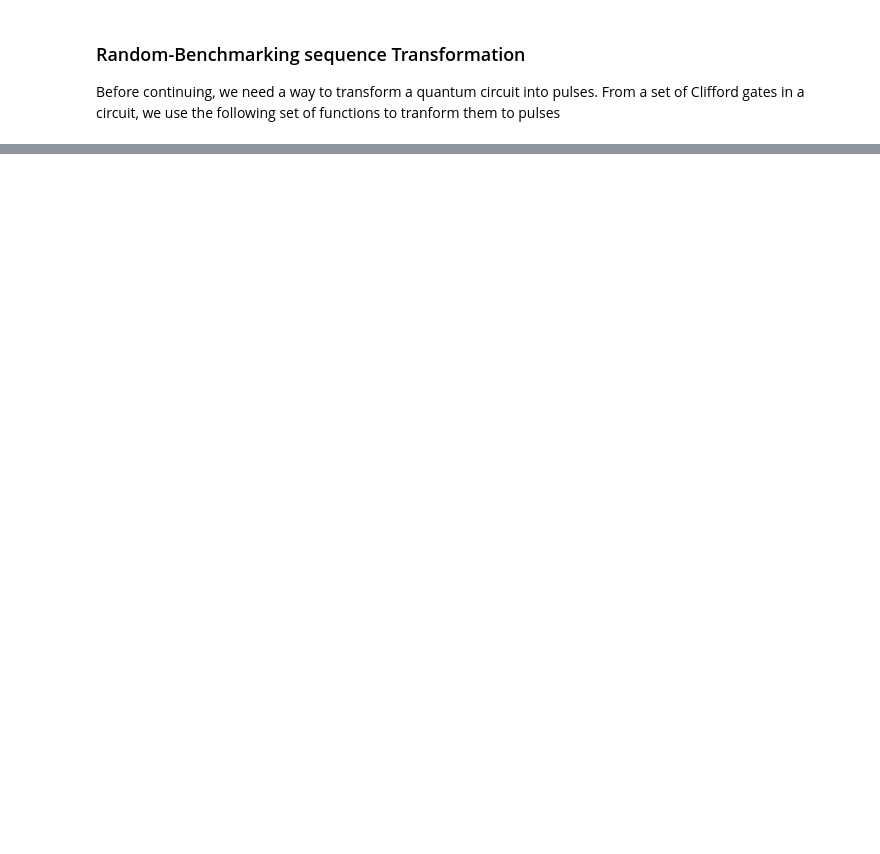
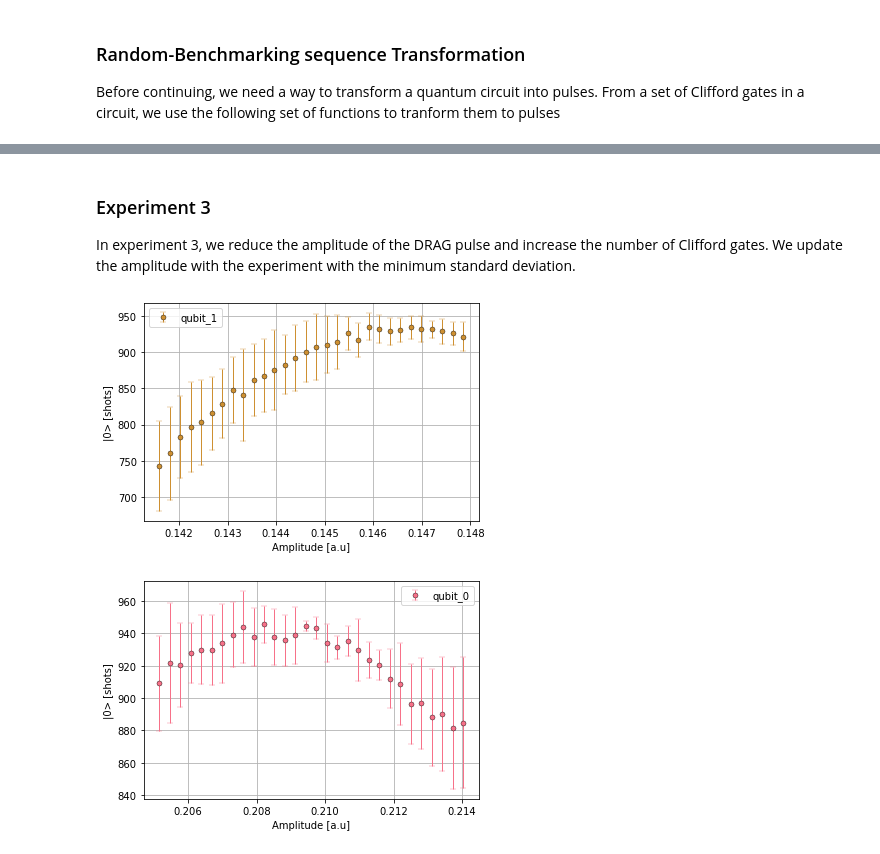
Before and after one commit to alejomonbar/open-science-prize-swap-gate, a Jupyter notebook: Open-Science-Prize-SWAP-gate.ipynb, the cells around one changed output, grey strips where cells are left out. Cells and saved outputs as stored; diff of their text form; code cells hidden in the pictures; blank space fills up the shorter version.

```diff
--- a/Open-Science-Prize-SWAP-gate.ipynb
+++ b/Open-Science-Prize-SWAP-gate.ipynb
@@ -275,0 +251,32 @@ def Extract_T(result, qubits, exp, rep, ini=0):
+# %% [markdown]
+### Experiment 3
+In experiment 3, we reduce the amplitude of the DRAG pulse and increase the number of Clifford gates. We update the amplitude with the experiment with the minimum standard deviation.
+# %%
+n5 = 30
+length = 100
+num_exp = 4
+amps5 = new_amps(amps1, res1, lambda x: x > 900, n1)
+rb5, _ = rb.randomized_benchmarking_seq(length_vector=[length],
+                                            nseeds=num_exp,
+                                            rb_pattern=[[i] for i in qubits])
+
+seq5 = preparing(amps5, betas0, [rb5[i][0] for i in range(num_exp)], opt=0, n=n1)
+result5 = execute(seq5, name="exp5", key="607a36d08bf37b4e70f36d39")
+res5 = Extract_T(result5, qubits, n5, num_exp)
+
+plt.figure()
+plt.errorbar(amps5[1], res5[1].mean(axis=1), res5[1].std(axis=1), label = f"qubit_{qubits[1]}", **args, color=colors[1])
+plt.legend()
+plt.xlabel("Amplitude [a.u]")
+plt.ylabel("|0> [shots]")
+plt.grid()
+plt.figure()
+plt.errorbar(amps5[0], res5[0].mean(axis=1), res5[0].std(axis=1), label = f"qubit_{qubits[0]}", **args, color=colors[0])
+plt.legend()
+plt.xlabel("Amplitude [a.u]")
+plt.ylabel("|0> [shots]")
+plt.grid()
+# plt.savefig("./Images/exp6.pdf")
+# %% [output]
+[figure, added]
+[figure, added]
```
Also changed, not shown: parts of 29 cells of this notebook.
